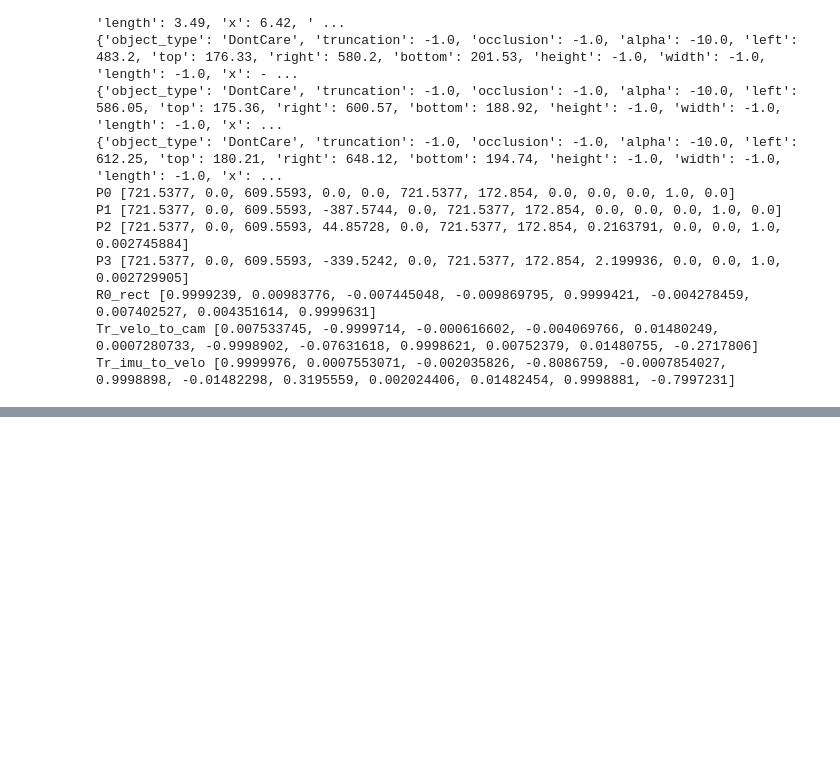
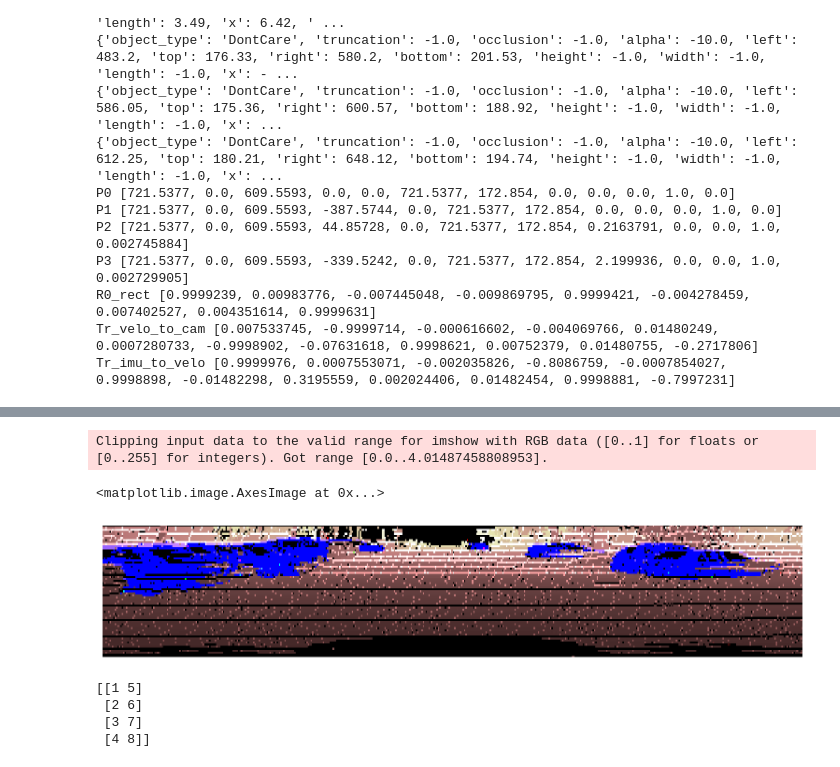
Before and after one commit to ChenXinXuTUSC/kittiobj3dtest, a Jupyter notebook: kitiiobj3d.ipynb, the cells around one changed output, grey strips where cells are left out. Cells and saved outputs as stored; diff of their text form; code cells hidden in the pictures; blank space fills up the shorter version.

```diff
--- a/kitiiobj3d.ipynb
+++ b/kitiiobj3d.ipynb
@@ -278,0 +290,28 @@ print(sphere_coords.max(axis=0), sphere_coords.min(axis=0))
+# %%
+image = np.zeros((65, 512, 3))
+np.add.at(image, (y, x), front_colors)
+plt.figure(figsize=(12, 6), dpi=128, tight_layout=True)
+# plt.figure()
+plt.axis([512, 0, 0, 64])
+plt.axis("off")
+plt.imshow(image, aspect=1.5, interpolation='nearest')
+# %% [output]
+Clipping input data to the valid range for imshow with RGB data ([0..1] for floats or [0..255] for integers). Got range [0.0..4.01487458808953].
+<matplotlib.image.AxesImage at 0x...>
+[figure, added]
+# %%
+import numpy as np
+
+# 假设有两行一维数组
+row1 = np.array([1, 2, 3, 4])
+row2 = np.array([5, 6, 7, 8])
+
+# 按列组合成 nx2 的矩阵
+matrix = np.column_stack((row1, row2))
+
+print(matrix)
+# %% [output]
+[[1 5]
+ [2 6]
+ [3 7]
+ [4 8]]
```
Also changed, not shown: parts of 10 cells of this notebook, 1 other file.
